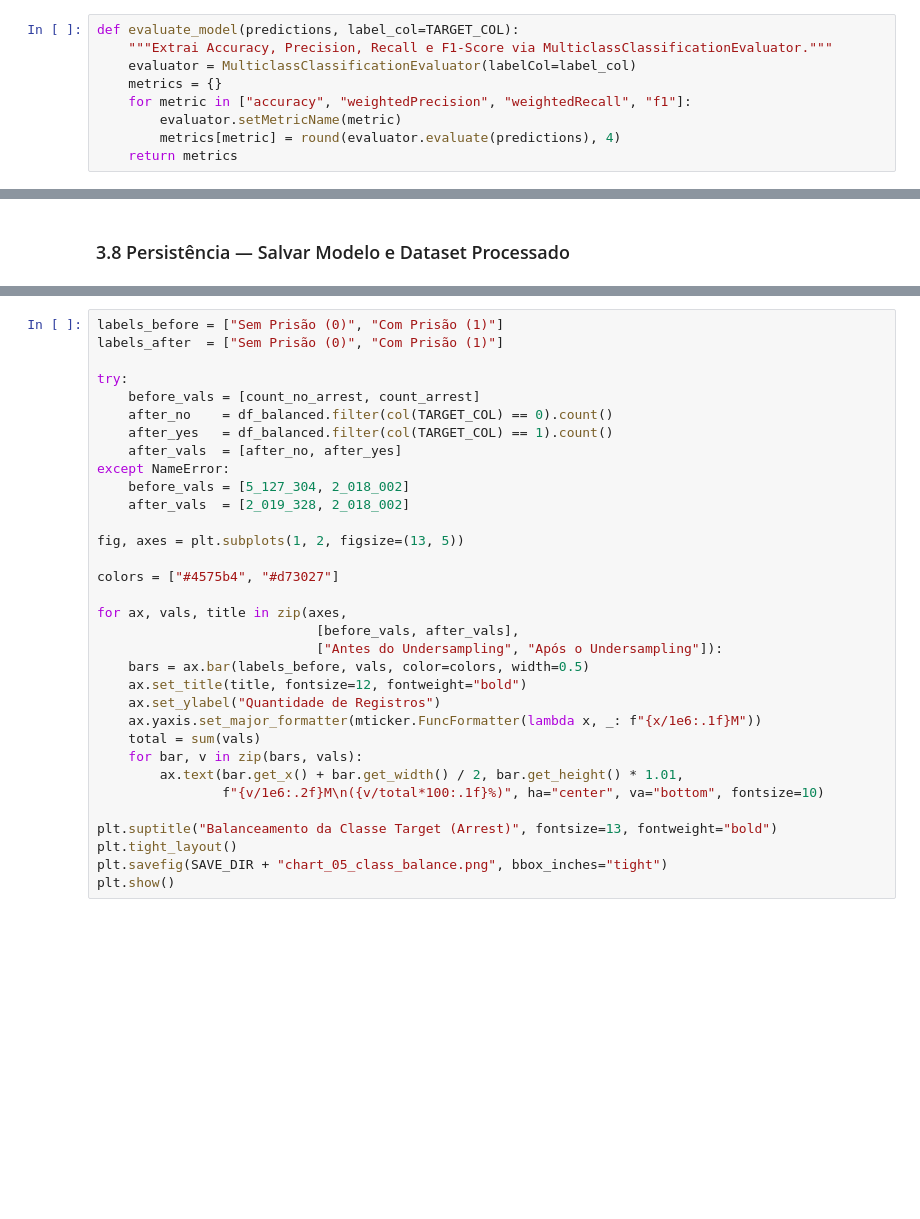
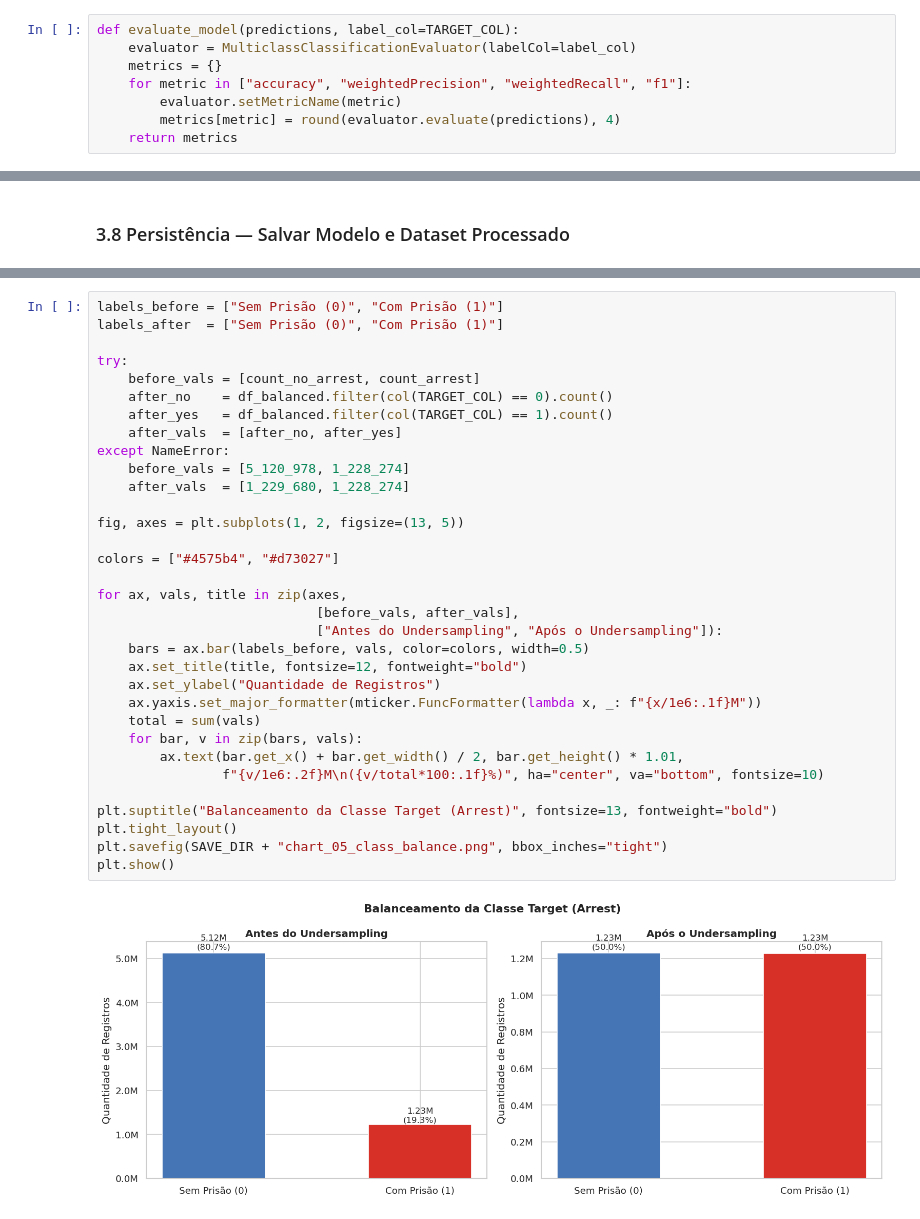
Before and after one commit to Lookhuz/big-data, a Jupyter notebook: notebooks/projeto_big_data.ipynb, the cells around one changed output, grey strips where cells are left out. Cells and saved outputs as stored; diff of their text form; blank space fills up the shorter version.

```diff
--- a/notebooks/projeto_big_data.ipynb
+++ b/notebooks/projeto_big_data.ipynb
@@ -316,7 +413,6 @@ print(f"Tamanho do vetor de features: {INPUT_SIZE}")
 ### 3.3 Função Auxiliar de Avaliação
 # %%
 def evaluate_model(predictions, label_col=TARGET_COL):
-    """Extrai Accuracy, Precision, Recall e F1-Score via MulticlassClassificationEvaluator."""
     evaluator = MulticlassClassificationEvaluator(labelCol=label_col)
     metrics = {}
     for metric in ["accuracy", "weightedPrecision", "weightedRecall", "f1"]:
@@ -599,33 +742,35 @@ plt.show()
 labels_before = ["Sem Prisão (0)", "Com Prisão (1)"]
 labels_after  = ["Sem Prisão (0)", "Com Prisão (1)"]
 
 try:
     before_vals = [count_no_arrest, count_arrest]
     after_no    = df_balanced.filter(col(TARGET_COL) == 0).count()
     after_yes   = df_balanced.filter(col(TARGET_COL) == 1).count()
     after_vals  = [after_no, after_yes]
 except NameError:
-    before_vals = [5_127_304, 2_018_002]
-    after_vals  = [2_019_328, 2_018_002]
+    before_vals = [5_120_978, 1_228_274]
+    after_vals  = [1_229_680, 1_228_274]
 
 fig, axes = plt.subplots(1, 2, figsize=(13, 5))
 
 colors = ["#4575b4", "#d73027"]
 
 for ax, vals, title in zip(axes,
                             [before_vals, after_vals],
                             ["Antes do Undersampling", "Após o Undersampling"]):
     bars = ax.bar(labels_before, vals, color=colors, width=0.5)
     ax.set_title(title, fontsize=12, fontweight="bold")
     ax.set_ylabel("Quantidade de Registros")
     ax.yaxis.set_major_formatter(mticker.FuncFormatter(lambda x, _: f"{x/1e6:.1f}M"))
     total = sum(vals)
     for bar, v in zip(bars, vals):
         ax.text(bar.get_x() + bar.get_width() / 2, bar.get_height() * 1.01,
                 f"{v/1e6:.2f}M\n({v/total*100:.1f}%)", ha="center", va="bottom", fontsize=10)
 
 plt.suptitle("Balanceamento da Classe Target (Arrest)", fontsize=13, fontweight="bold")
 plt.tight_layout()
 plt.savefig(SAVE_DIR + "chart_05_class_balance.png", bbox_inches="tight")
 plt.show()
+# %% [output]
+[figure, added]
 # %%
```
Also changed, not shown: parts of 38 cells of this notebook, 5 other files.
